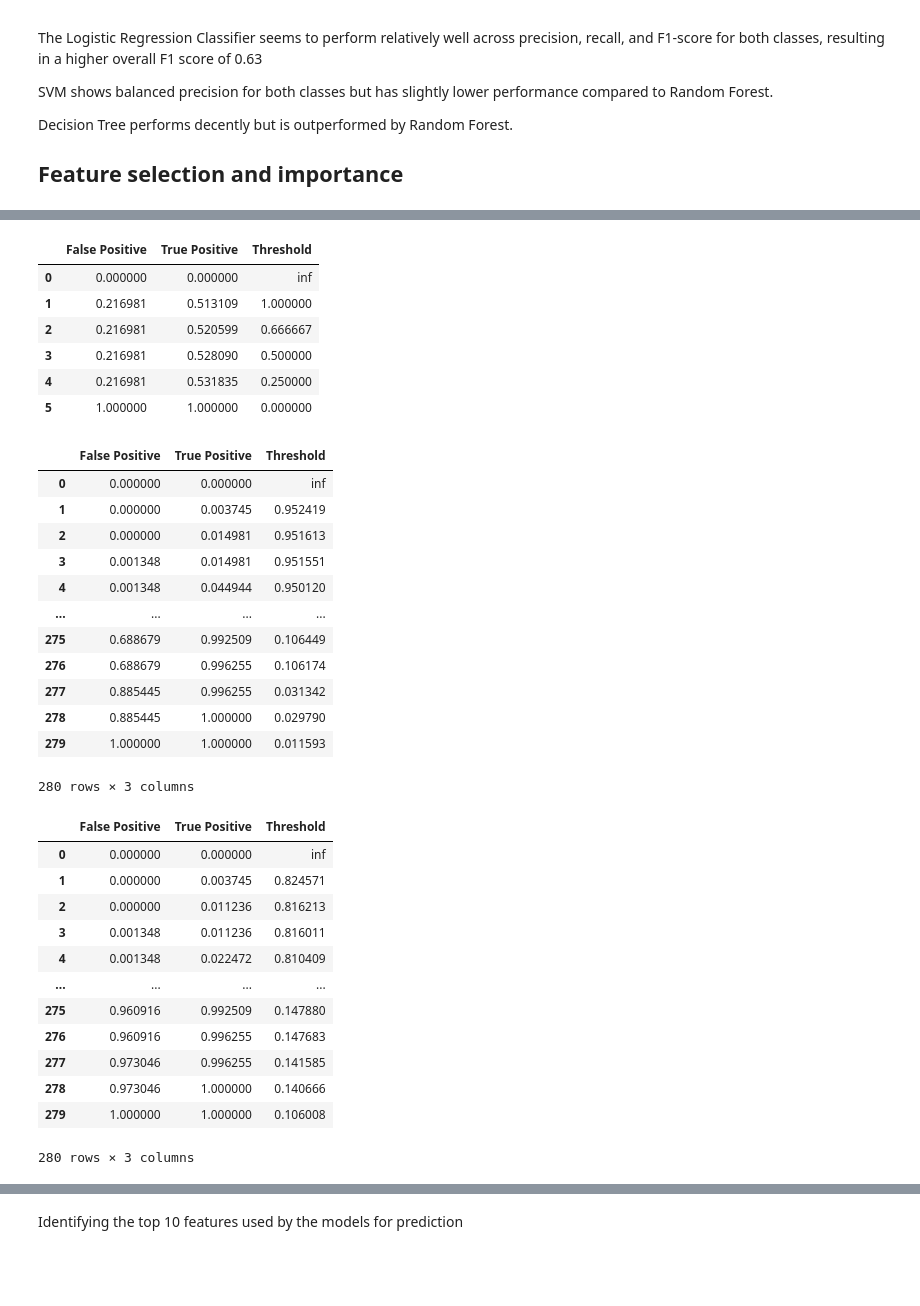
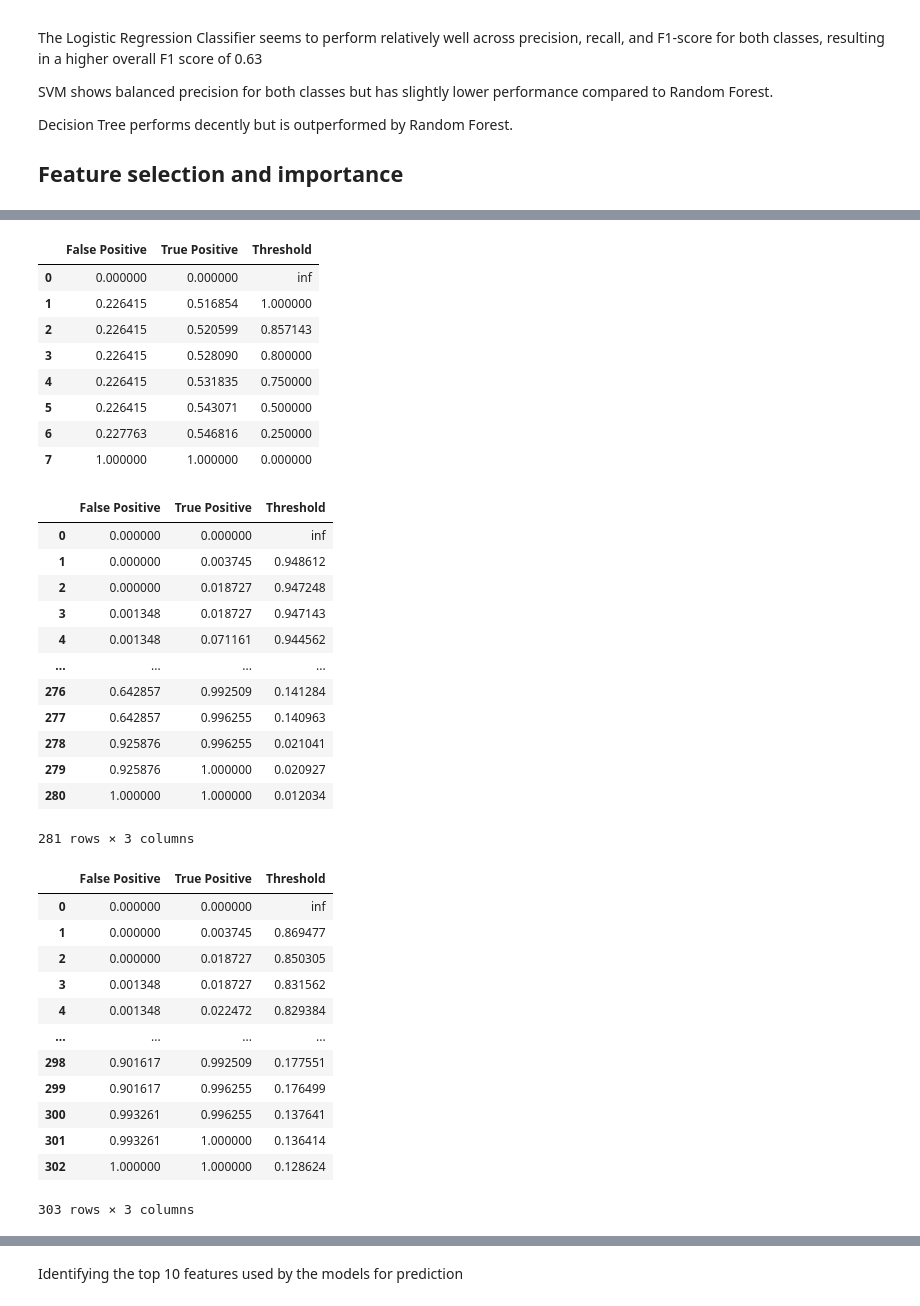
Before and after one commit to EstherAfari/LP-Two-Project, a Jupyter notebook: LP_2_Customer_Churn_Project.ipynb, the cells around one changed output, grey strips where cells are left out. Saved outputs shown, nothing was run; the diff lists cells and outputs as text; code cells hidden in the pictures; blank space fills up the shorter version.

Commit message:
Revised LP2 project with additional best performing model

```diff
--- a/LP_2_Customer_Churn_Project.ipynb
+++ b/LP_2_Customer_Churn_Project.ipynb
@@ -1099,13 +1106,13 @@ Pipeline(steps=[('preprocessor',
 # %%
 #train an SVC model
 
-SVC_pipeline = Pipeline(steps=[
+svc_pipeline = Pipeline(steps=[
     ('preprocessor', preprocessor),
     ('classifier', SVC())
 
 ])
 # Fit the pipeline on the training data
-SVC_pipeline.fit(X_train, y_train_encoded)
+svc_pipeline.fit(X_train, y_train_encoded)
 # %% [output]
 Pipeline(steps=[('preprocessor',
                  ColumnTransformer(transformers=[('numeric_pipeline',
@@ -1202,7 +1209,7 @@ Evaluation
 models =[
     ('decision_tree_classifier', DecisionTreeClassifier(random_state=42)),
     ('logistic_classifier', LogisticRegression(random_state=42)),
-    ('svm_classifier', SVC(random_state=42)),
+    ('svc_classifier', SVC(random_state=42)),
     ('rf_classifier', RandomForestClassifier(random_state=42)),
 ]
 
@@ -1293,7 +1309,7 @@ Training and Comparing the models after Oversampling has been performed
 models =[
     ('decision_tree_classifier', DecisionTreeClassifier(random_state=42)),
     ('logistic_classifier', LogisticRegression(random_state=42)),
-    ('svm_classifier', SVC(random_state=42)),
+    ('svc_classifier', SVC(random_state=42)),
     ('rf_classifier', RandomForestClassifier(random_state=42)),
 ]
 
@@ -1349,7 +1365,7 @@ selection = SelectKBest(mutual_info_classif, k=10)
 models =[
     ('decision_tree_classifier', DecisionTreeClassifier(random_state=42)),
     ('logistic_classifier', LogisticRegression(random_state=42)),
-    ('svm_classifier', SVC(random_state=42, probability=True)),
+    ('svc_classifier', SVC(random_state=42, probability=True)),
     ('rf_classifier', RandomForestClassifier(random_state=42)),
 ]
 model_metric ={}
@@ -1397,43 +1413,45 @@ model_metric['decision_tree_classifier']
 # %% [output]
 |  | False Positive | True Positive | Threshold |
 | 0 | 0.000000 | 0.000000 | inf |
-| 1 | 0.216981 | 0.513109 | 1.000000 |
-| 2 | 0.216981 | 0.520599 | 0.666667 |
-| 3 | 0.216981 | 0.528090 | 0.500000 |
-| 4 | 0.216981 | 0.531835 | 0.250000 |
-| 5 | 1.000000 | 1.000000 | 0.000000 |
+| 1 | 0.226415 | 0.516854 | 1.000000 |
+| 2 | 0.226415 | 0.520599 | 0.857143 |
+| 3 | 0.226415 | 0.528090 | 0.800000 |
+| 4 | 0.226415 | 0.531835 | 0.750000 |
+| 5 | 0.226415 | 0.543071 | 0.500000 |
+| 6 | 0.227763 | 0.546816 | 0.250000 |
+| 7 | 1.000000 | 1.000000 | 0.000000 |
 # %%
 model_metric['logistic_classifier']
 # %% [output]
 |  | False Positive | True Positive | Threshold |
 | 0 | 0.000000 | 0.000000 | inf |
-| 1 | 0.000000 | 0.003745 | 0.952419 |
-| 2 | 0.000000 | 0.014981 | 0.951613 |
-| 3 | 0.001348 | 0.014981 | 0.951551 |
-| 4 | 0.001348 | 0.044944 | 0.950120 |
+| 1 | 0.000000 | 0.003745 | 0.948612 |
+| 2 | 0.000000 | 0.018727 | 0.947248 |
+| 3 | 0.001348 | 0.018727 | 0.947143 |
+| 4 | 0.001348 | 0.071161 | 0.944562 |
 | ... | ... | ... | ... |
-| 275 | 0.688679 | 0.992509 | 0.106449 |
-| 276 | 0.688679 | 0.996255 | 0.106174 |
-| 277 | 0.885445 | 0.996255 | 0.031342 |
-| 278 | 0.885445 | 1.000000 | 0.029790 |
-| 279 | 1.000000 | 1.000000 | 0.011593 |
+| 276 | 0.642857 | 0.992509 | 0.141284 |
+| 277 | 0.642857 | 0.996255 | 0.140963 |
+| 278 | 0.925876 | 0.996255 | 0.021041 |
+| 279 | 0.925876 | 1.000000 | 0.020927 |
+| 280 | 1.000000 | 1.000000 | 0.012034 |
-280 rows × 3 columns
+281 rows × 3 columns
 # %%
-model_metric['svm_classifier']
+model_metric['svc_classifier']
 # %% [output]
 |  | False Positive | True Positive | Threshold |
 | 0 | 0.000000 | 0.000000 | inf |
-| 1 | 0.000000 | 0.003745 | 0.824571 |
-| 2 | 0.000000 | 0.011236 | 0.816213 |
-| 3 | 0.001348 | 0.011236 | 0.816011 |
-| 4 | 0.001348 | 0.022472 | 0.810409 |
+| 1 | 0.000000 | 0.003745 | 0.869477 |
+| 2 | 0.000000 | 0.018727 | 0.850305 |
+| 3 | 0.001348 | 0.018727 | 0.831562 |
+| 4 | 0.001348 | 0.022472 | 0.829384 |
 | ... | ... | ... | ... |
-| 275 | 0.960916 | 0.992509 | 0.147880 |
-| 276 | 0.960916 | 0.996255 | 0.147683 |
-| 277 | 0.973046 | 0.996255 | 0.141585 |
-| 278 | 0.973046 | 1.000000 | 0.140666 |
-| 279 | 1.000000 | 1.000000 | 0.106008 |
+| 298 | 0.901617 | 0.992509 | 0.177551 |
+| 299 | 0.901617 | 0.996255 | 0.176499 |
+| 300 | 0.993261 | 0.996255 | 0.137641 |
+| 301 | 0.993261 | 1.000000 | 0.136414 |
+| 302 | 1.000000 | 1.000000 | 0.128624 |
-280 rows × 3 columns
+303 rows × 3 columns
 # %%
 model_metric['rf_classifier']
 # %% [output]
```
Also changed, not shown: parts of 40 cells of this notebook, 3 other files.
